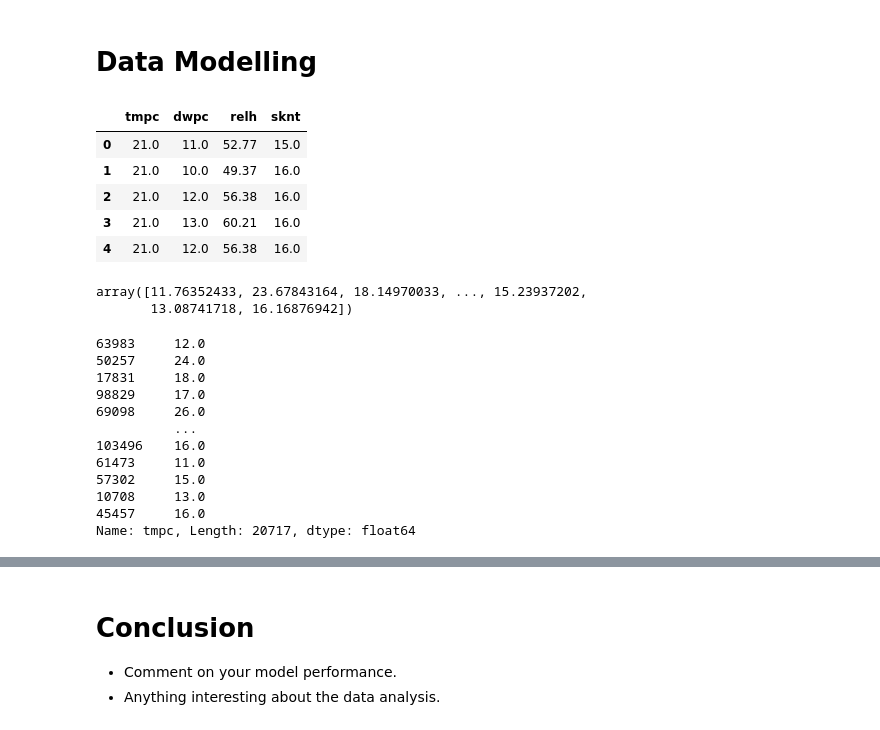
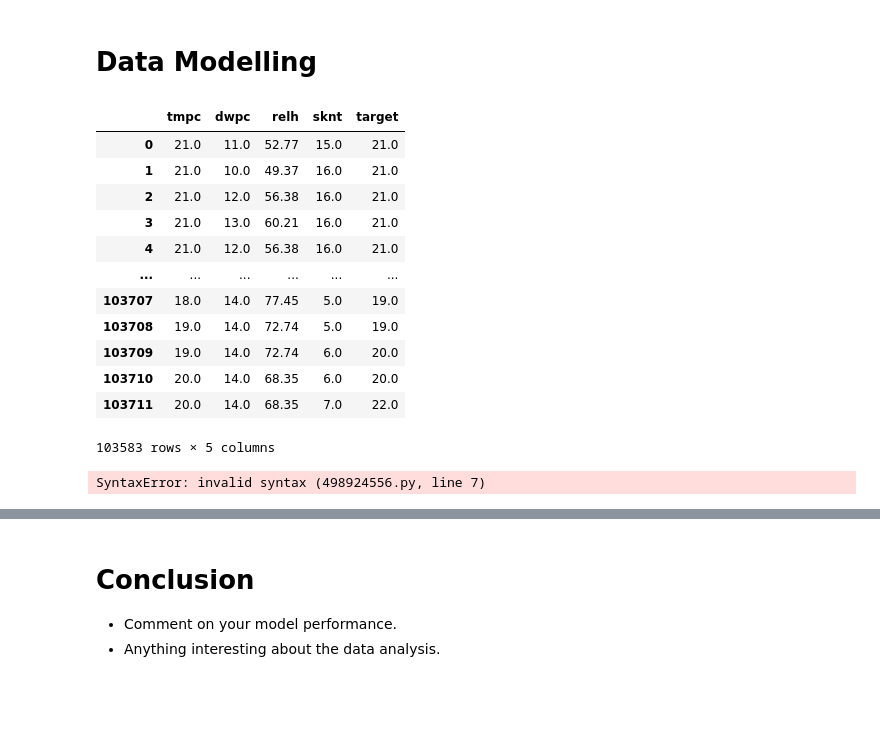
Before and after one commit to RuiGene/2022-Phase-2, a Jupyter notebook: 3. Data Science/submission.ipynb, the cells around one changed output, grey strips where cells are left out. Cells and saved outputs as stored; diff of their text form; code cells hidden in the pictures; blank space fills up the shorter version.

```diff
--- a/3. Data Science/submission.ipynb
+++ b/3. Data Science/submission.ipynb
@@ -197,47 +240,41 @@ dataset.head()
 # %%
 from sklearn.linear_model import LinearRegression
 from sklearn.tree import DecisionTreeRegressor
 from sklearn.model_selection import train_test_split
 
-dataset.head()
+dataset['target'] = dataset.shift(-1)['tmpc']
+dataset = dataset.iloc[:-1,:].copy()
+dataset
 # %% [output]
-|  | tmpc | dwpc | relh | sknt |
-| 0 | 21.0 | 11.0 | 52.77 | 15.0 |
-| 1 | 21.0 | 10.0 | 49.37 | 16.0 |
-| 2 | 21.0 | 12.0 | 56.38 | 16.0 |
-| 3 | 21.0 | 13.0 | 60.21 | 16.0 |
-| 4 | 21.0 | 12.0 | 56.38 | 16.0 |
+|  | tmpc | dwpc | relh | sknt | target |
+| 0 | 21.0 | 11.0 | 52.77 | 15.0 | 21.0 |
+| 1 | 21.0 | 10.0 | 49.37 | 16.0 | 21.0 |
+| 2 | 21.0 | 12.0 | 56.38 | 16.0 | 21.0 |
+| 3 | 21.0 | 13.0 | 60.21 | 16.0 | 21.0 |
+| 4 | 21.0 | 12.0 | 56.38 | 16.0 | 21.0 |
+| ... | ... | ... | ... | ... | ... |
+| 103707 | 18.0 | 14.0 | 77.45 | 5.0 | 19.0 |
+| 103708 | 19.0 | 14.0 | 72.74 | 5.0 | 19.0 |
+| 103709 | 19.0 | 14.0 | 72.74 | 6.0 | 20.0 |
+| 103710 | 20.0 | 14.0 | 68.35 | 6.0 | 20.0 |
+| 103711 | 20.0 | 14.0 | 68.35 | 7.0 | 22.0 |
+103583 rows × 5 columns
 # %%
-features = ['dwpc', 'relh', 'sknt']
+features = ['dwpc', 'relh', 'sknt', 'tmpc']
 X = dataset[features]
-y = dataset.tmpc
+y = dataset.target
 
-x_train, x_test, y_train, y_test = train_test_split(X, y, test_size=0.2)
+x_train, x_test, y_train, y_test = train_test_split(X, y, test_size=0.2
+
+x_train.info()
+# %% [output]
+SyntaxError: invalid syntax (498924556.py, line 7)
 # %%
 from sklearn import linear_model
 regr = linear_model.Ridge(alpha=0.5)
 regr.fit(x_train, y_train)
 
 y_pred = regr.predict(x_test)
-y_pred
-# %% [output]
-array([11.76352433, 23.67843164, 18.14970033, ..., 15.23937202,
-       13.08741718, 16.16876942])
-# %%
-y_test
-# %% [output]
-63983     12.0
-50257     24.0
-17831     18.0
-98829     17.0
-69098     26.0
-          ...
-103496    16.0
-61473     11.0
-57302     15.0
-10708     13.0
-45457     16.0
-Name: tmpc, Length: 20717, dtype: float64
 # %%
 regr.score(x_test, y_test)
 # %% [output]
```
Also changed, not shown: parts of 9 cells of this notebook.
